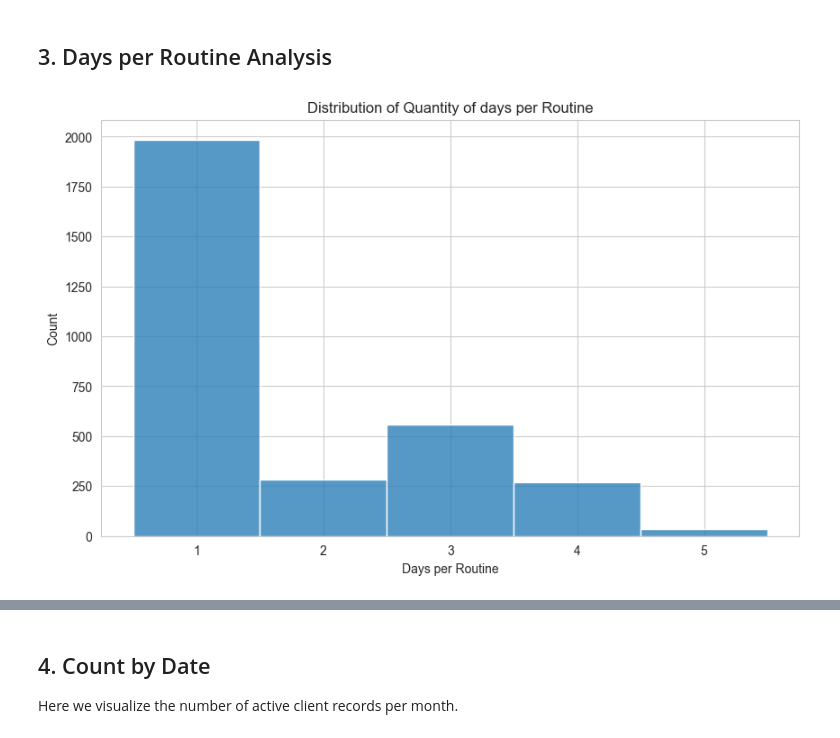
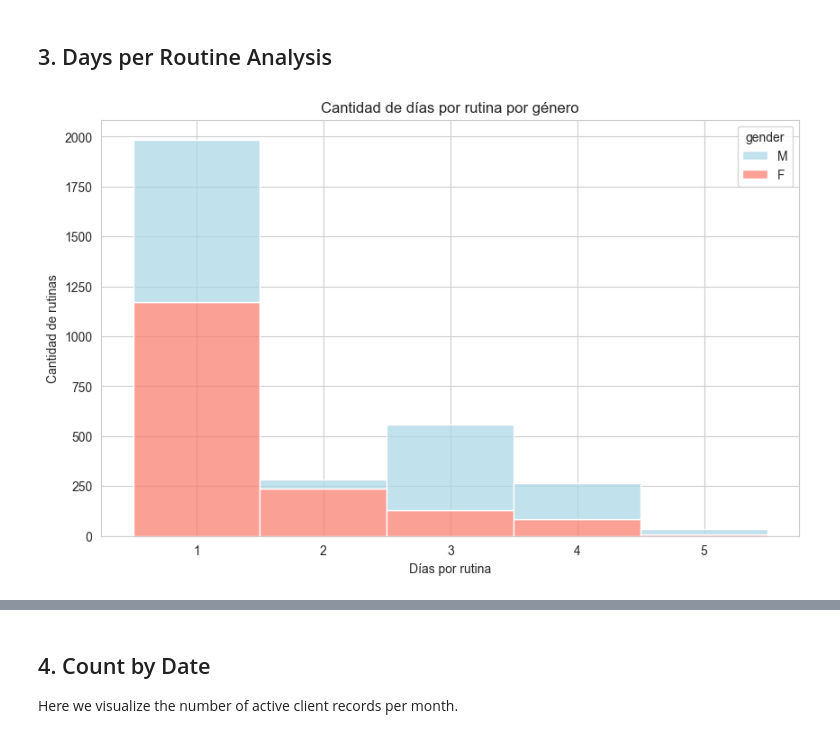
Before and after one commit to alejo-cuello/gym-clients, a Jupyter notebook: notebooks/02_eda_gym_routines_by_month.ipynb, the cells around one changed output, grey strips where cells are left out. Cells and saved outputs as stored; diff of their text form; code cells hidden in the pictures.

```diff
--- a/notebooks/02_eda_gym_routines_by_month.ipynb
+++ b/notebooks/02_eda_gym_routines_by_month.ipynb
@@ -24,3 +24,8 @@ df.head()
 | 2 | 0 | 2022-09-01 | M | 1 |
 | 3 | 0 | 2022-11-01 | M | 1 |
 | 4 | 1 | 2024-01-01 | M | 3 |
+# %%
+# I will filter the first month because it has only 2 routines
+print(f"Rows before filter: {df.shape[0]}")
+df = df[df['date'] != '2022-07']
+print(f"Rows after filter: {df.shape[0]}")
@@ -121,11 +215,11 @@ plt.show()
 ## 3. Days per Routine Analysis
 # %%
 plt.figure(figsize=(10, 6))
-sns.histplot(df['day'], bins=range(1, 9), kde=False, discrete=True)
-plt.title('Distribution of Quantity of days per Routine')
-plt.xlabel('Days per Routine')
-plt.ylabel('Count')
+sns.histplot(data=df, x='day', hue='gender', discrete=True, multiple='stack', palette={'F': 'salmon', 'M': 'lightblue'})
+plt.title('Cantidad de días por rutina por género')
+plt.xlabel('Días por rutina')
+plt.ylabel('Cantidad de rutinas')
 plt.xticks(range(1, 6))
 plt.show()
 # %% [output]
-[figure, old version]
+[figure, new version]
```
Also changed, not shown: parts of 15 cells of this notebook.
